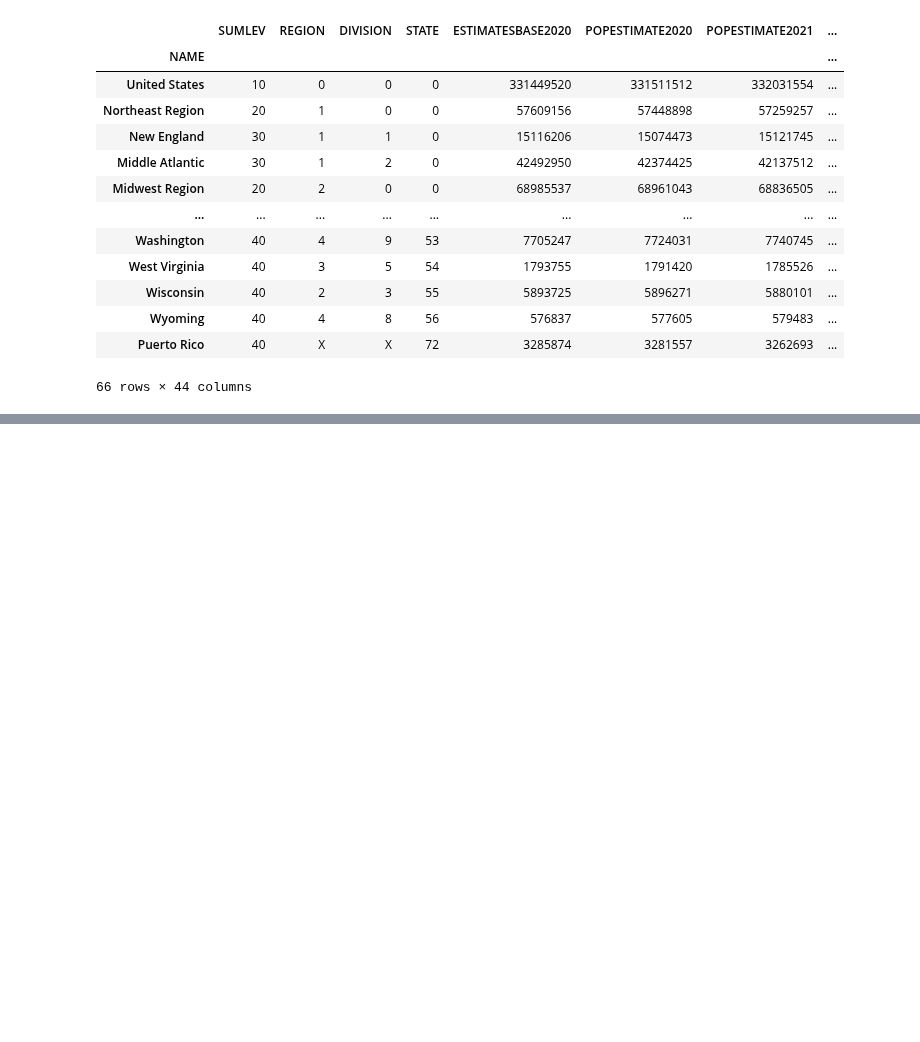
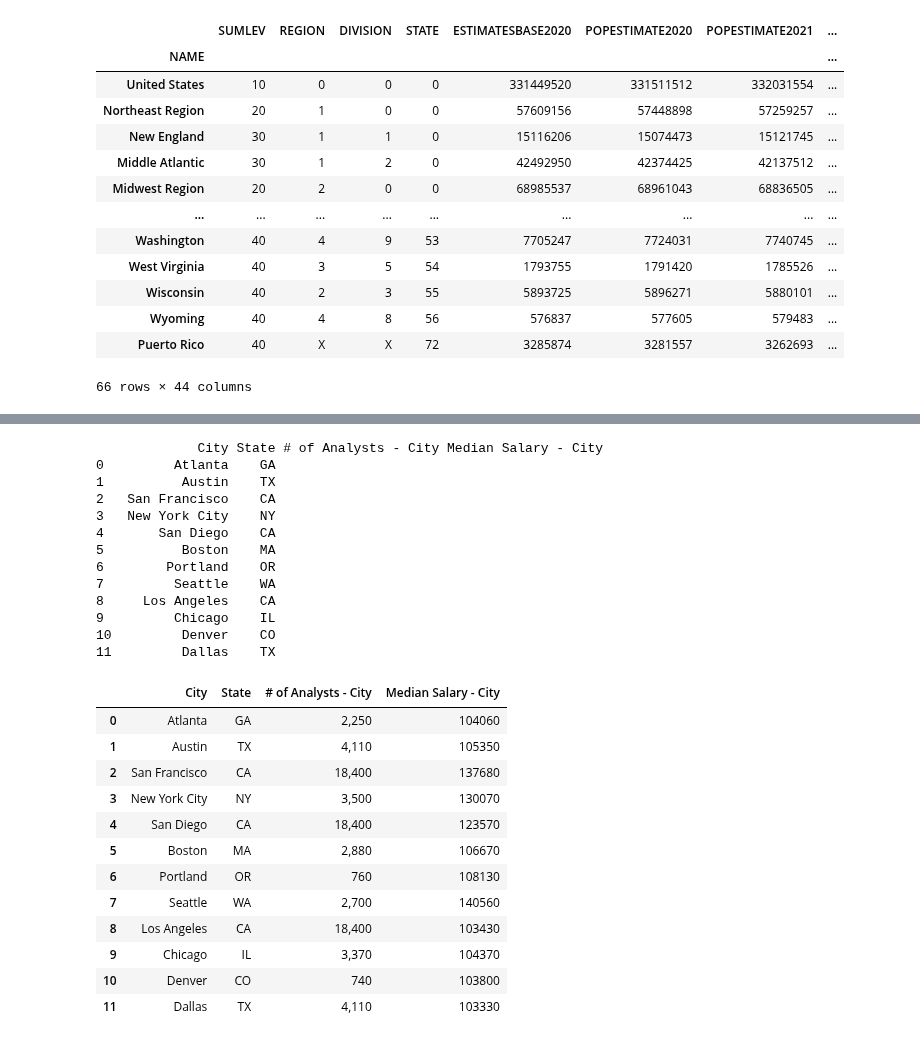
Before and after one commit to peatk/Group3_Project_-1, a Jupyter notebook: DataAnalysisDataAnalysts - Copy.ipynb, the cells around one changed output, grey strips where cells are left out. Drawn from its saved outputs; the diff is of its cells as text; code cells hidden in the pictures; blank space fills up the shorter version.

```diff
--- a/DataAnalysisDataAnalysts - Copy.ipynb
+++ b/DataAnalysisDataAnalysts - Copy.ipynb
@@ -114,0 +128,70 @@ There are 50 states in this dataset.
+# %%
+#include Pete's script
+city_state = {
+    'City': ["Atlanta", "Austin", "San Francisco", "New York City", "San Diego", "Boston", "Portland",
+            "Seattle", "Los Angeles", "Chicago", "Denver", "Dallas"],
+    'State': ["GA", "TX", "CA", "NY", "CA", "MA", "OR", "WA", "CA", "IL", "CO", "TX"]}
+
+dataframe_1 = pd.DataFrame(city_state)
+dataframe_1[['# of Analysts - City', 'Median Salary - City']] = ""
+
+print(dataframe_1)
+
+# Use the city API request but alter the city and state based on the dataframe
+# This allows us to search national, state, and city data all from the same call
+base_url = city_url = f"https://api.careeronestop.org/v1/occupation/{acct_id}/Data%20Scientists/"
+params = "?training=false&interest=true&videos=false&tasks=false&dwas=false&wages=true&alternateOnetTitles=false&projectedEmployment=true&ooh=false&stateLMILinks=false&relatedOnetTitles=false&skills=false&knowledge=false&ability=false&trainingPrograms=false"
+headers = {"Authorization": f"Bearer {api_key}"}
+
+for index, row in dataframe_1.iterrows():
+    # Get the city and state
+    city = dataframe_1.loc[index, "City"]
+    state = dataframe_1.loc[index, "State"]
+    # Add the current City type to the parameters
+    api_url =  f"{base_url}{city}%2C%20{state}{params}"
+
+    response_1 = requests.get(api_url, headers = headers).json()
+    results = response_1['OccupationDetail'][0]['Wages']['BLSAreaWagesList']
+#     results_2 = response["OccupationDetail"][0]['Projections']['Projections'][0]['ProjectedEmployment']
+
+    try:
+#         should we use estimated employment OR projected employment?
+        projected_jobs = response_1["OccupationDetail"][0]['Projections']['Projections'][0]['EstimatedEmployment']
+        dataframe_1.loc[index, '# of Analysts - City'] = projected_jobs
+
+#         help from tutor
+        median_salary = [x['Median'] for x in results if x['RateType']=='Annual' ][0]
+        dataframe_1.loc[index, 'Median Salary - City'] = median_salary
+
+    except (KeyError, IndexError):
+        dataframe_1.loc[index, 'Median Salary - City'] = "Didnt find anything"
+        dataframe_1.loc[index, '# of Analysts - City'] = "Didnt find anything"
+
+dataframe_1
+# %% [output]
+             City State # of Analysts - City Median Salary - City
+0         Atlanta    GA
+1          Austin    TX
+2   San Francisco    CA
+3   New York City    NY
+4       San Diego    CA
+5          Boston    MA
+6        Portland    OR
+7         Seattle    WA
+8     Los Angeles    CA
+9         Chicago    IL
+10         Denver    CO
+11         Dallas    TX
+|  | City | State | # of Analysts - City | Median Salary - City |
+| 0 | Atlanta | GA | 2,250 | 104060 |
+| 1 | Austin | TX | 4,110 | 105350 |
+| 2 | San Francisco | CA | 18,400 | 137680 |
+| 3 | New York City | NY | 3,500 | 130070 |
+| 4 | San Diego | CA | 18,400 | 123570 |
+| 5 | Boston | MA | 2,880 | 106670 |
+| 6 | Portland | OR | 760 | 108130 |
+| 7 | Seattle | WA | 2,700 | 140560 |
+| 8 | Los Angeles | CA | 18,400 | 103430 |
+| 9 | Chicago | IL | 3,370 | 104370 |
+| 10 | Denver | CO | 740 | 103800 |
+| 11 | Dallas | TX | 4,110 | 103330 |
```
Also changed, not shown: parts of 4 cells of this notebook.
